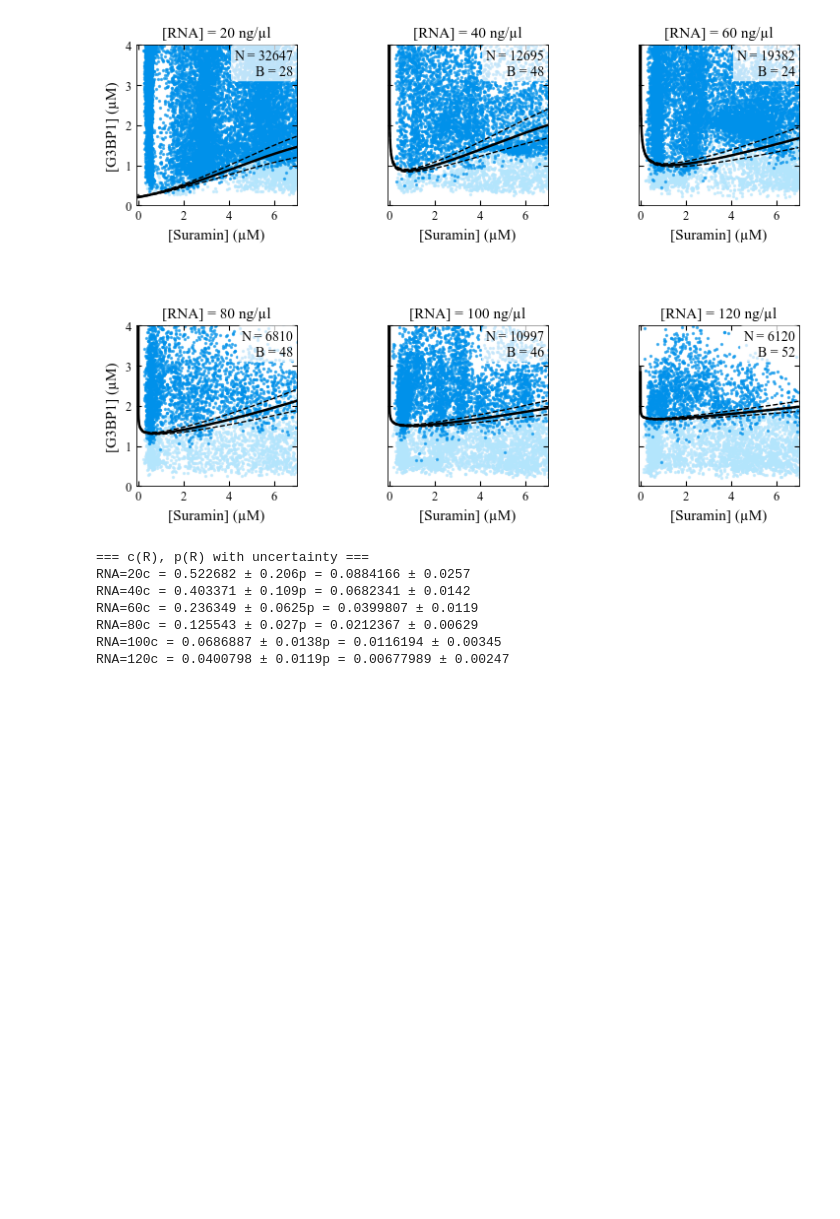
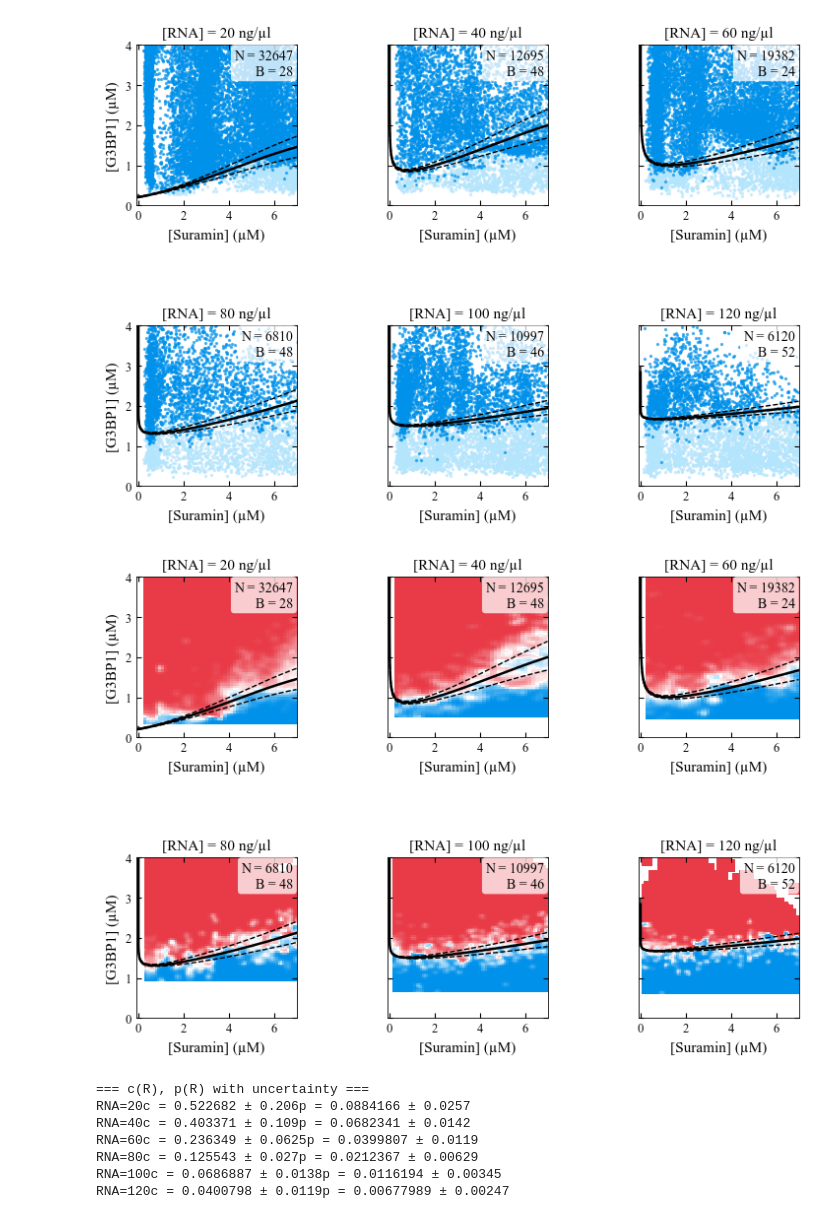
Before and after one commit to jialeqiao/Reentrant-phase-boundary, a Jupyter notebook: Figure_4.ipynb, the cells around one changed output. Drawn from its saved outputs; the diff is of its cells as text; code cells hidden in the pictures; blank space fills up the shorter version.

```diff
--- a/Figure_4.ipynb
+++ b/Figure_4.ipynb
@@ -425,3 +487,87 @@ plt.show()
+# %%
+# create colormap
+blue = "#0091ea"
+light_blue = "#b3e5fc"
+
+red = "#e83b47"
+light_red = "#f18e86"
+
+# best version (with neutral midpoint)
+blue_cmap = LinearSegmentedColormap.from_list(
+    "blue_red_custom",
+    [
+        blue,        # low P_sep
+        "#ffffff",   # midpoint ~0.5
+        red          # high P_sep
+    ]
+)
+
+
+
+n = nslabs
+ncols = int(np.ceil(n / 2))
+nrows = 2
+
+
+panel_size = 2.8
+fig = plt.figure(figsize=(panel_size * ncols, panel_size * nrows))
+axes = fig.subplots(nrows, ncols, sharey=True).flatten()
+
+for ax in axes:
+    ax.set_box_aspect(1)   # ensures square axes
+
+xx = np.linspace(1e-8, 7, 5000)
+
+for i, ax in enumerate(axes[:nslabs]):
+    section = SECTIONS[i]
+
+    im, res = phase_separation_probability(
+        ax, section,
+        xcol="Suramin", ycol="Protein", f_col="feature",
+        bins=150, smooth_sigma=1.0,
+        cmap=blue_cmap, vmin=0.0, vmax=1.0
+    )
+
+    X_plot, y_fit, yb_lo, yb_hi = get_fit_and_envelope(
+        i, xx, popt, perr, model_global, lower=lower, upper=upper
+    )
+
+    ax.plot(xx, y_fit, color="black", lw=1.8)
+    ax.plot(xx, yb_hi, color="black", ls="--", lw=1.0)
+    ax.plot(xx, yb_lo, color="black", ls="--", lw=1.0)
+
+    ax.set_xlabel("[Suramin] (µM)")
+    ax.set_xlim(-0.1, 7)
+    ax.set_ylim(0, 4)
+    ax.set_title("[RNA] = " + names[i])
+
+    # add counts box (upper-right)
+    txt = ( f"N = {ndata_total[i]}\n"  f"B = {bcount_fit[i]}" )
+
+    ax.text(
+        0.98, 0.98, txt,
+        transform=ax.transAxes,
+        ha="right", va="top",
+        fontsize=10,
+        bbox=dict(boxstyle="round,pad=0.25", facecolor="white", edgecolor="none", alpha=0.75),
+        zorder=10
+    )
+
+axes[0].set_ylabel("[G3BP1] (µM)")
+axes[3].set_ylabel("[G3BP1] (µM)")
+
+plt.subplots_adjust(
+    left=0.12,
+    right=0.98,
+    bottom=0.10,
+    top=0.90,
+    wspace=0.20,   # horizontal spacing
+    hspace=0.75    # vertical spacing
+)
+
+plt.show()
+# %% [output]
+[figure, added]
 # %%
 def theta_free_R(R, K_D, n):
     R = np.asarray(R, dtype=float)
```
Also changed, not shown: parts of 3 cells of this notebook, 1 other file.
